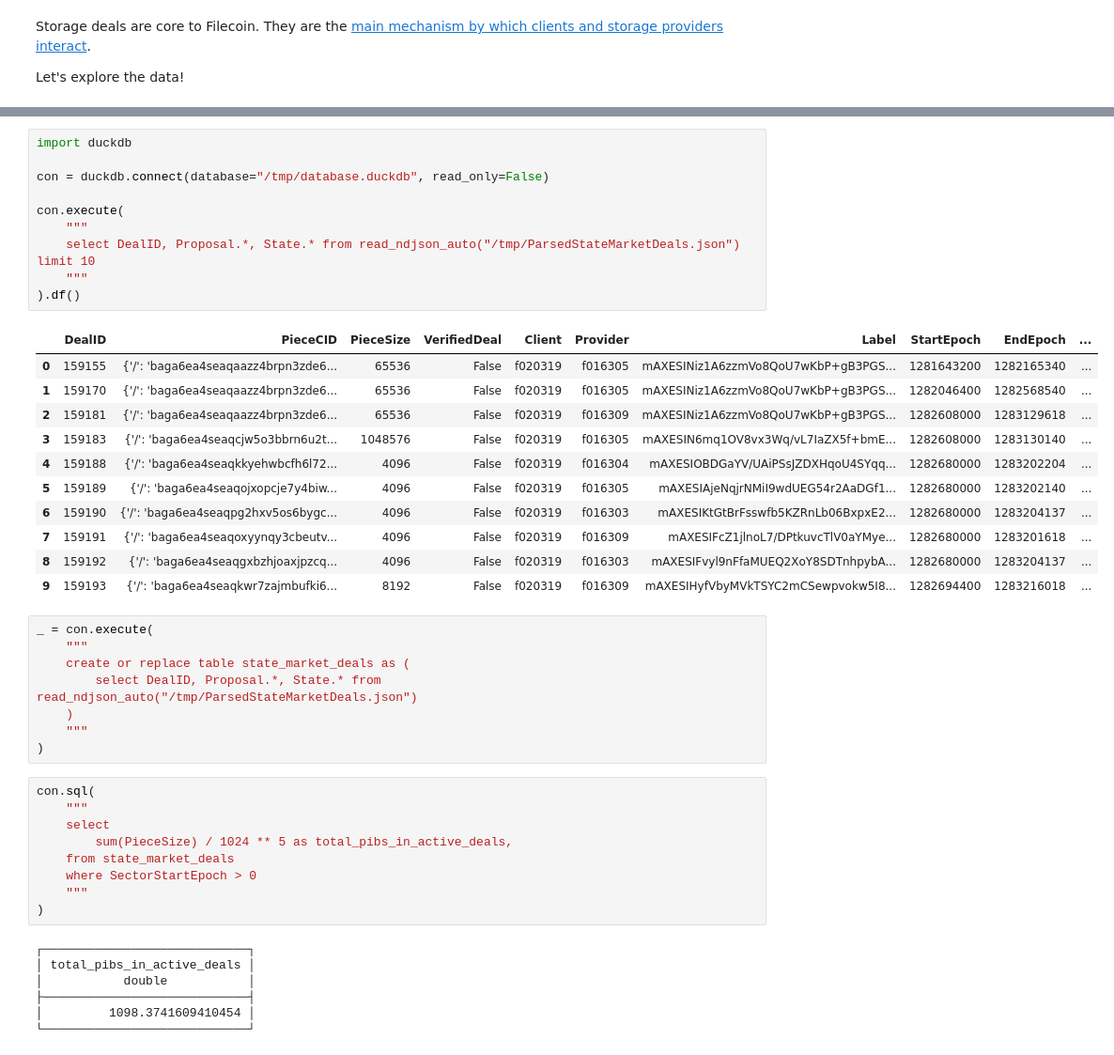
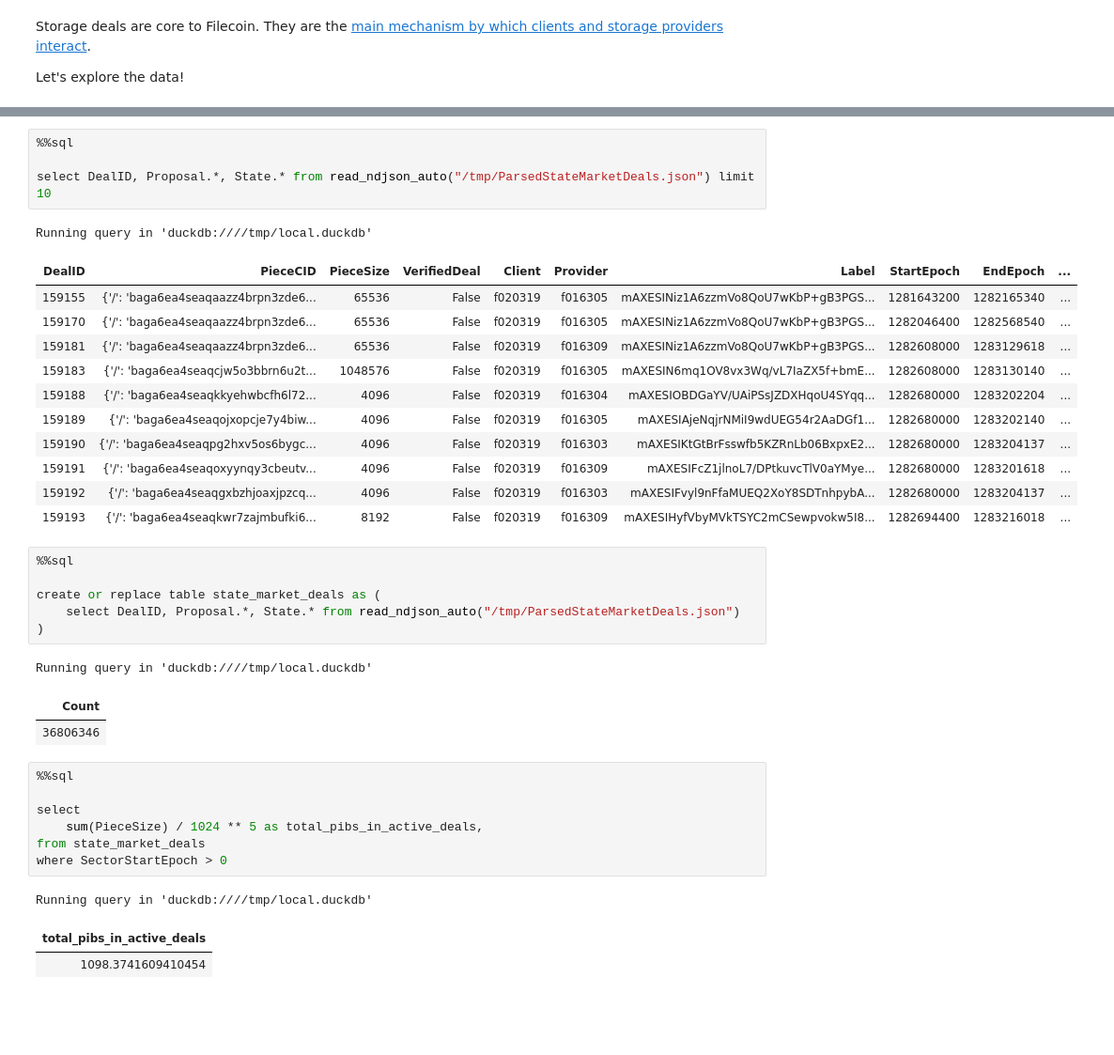
Before and after one commit to davidgasquez/filecoin-data-portal, a Jupyter notebook: analysis/2023-05-15 Exploring Filecoin Deals.ipynb, the cells around one changed output, grey strips where cells are left out. Shown at 94% size. Cells and saved outputs as stored; diff of their text form; blank space fills up the shorter version.

```diff
--- a/analysis/2023-05-15 Exploring Filecoin Deals.ipynb
+++ b/analysis/2023-05-15 Exploring Filecoin Deals.ipynb
@@ -52,47 +55,39 @@ Now we have a large JSON file with all the deals on-chain!
 # %%
-import duckdb
+%%sql
 
-con = duckdb.connect(database="/tmp/database.duckdb", read_only=False)
-
-con.execute(
-    """
-    select DealID, Proposal.*, State.* from read_ndjson_auto("/tmp/ParsedStateMarketDeals.json") limit 10
-    """
-).df()
+select DealID, Proposal.*, State.* from read_ndjson_auto("/tmp/ParsedStateMarketDeals.json") limit 10
 # %% [output]
+Running query in 'duckdb:////tmp/local.duckdb'
-|  | DealID | PieceCID | PieceSize | VerifiedDeal | Client | Provider | Label | StartEpoch | EndEpoch | ... |
-| 0 | 159155 | {'/': 'baga6ea4seaqaazz4brpn3zde6... | 65536 | False | f020319 | f016305 | mAXESINiz1A6zzmVo8QoU7wKbP+gB3PGS... | 1281643200 | 1282165340 | ... |
-| 1 | 159170 | {'/': 'baga6ea4seaqaazz4brpn3zde6... | 65536 | False | f020319 | f016305 | mAXESINiz1A6zzmVo8QoU7wKbP+gB3PGS... | 1282046400 | 1282568540 | ... |
-| 2 | 159181 | {'/': 'baga6ea4seaqaazz4brpn3zde6... | 65536 | False | f020319 | f016309 | mAXESINiz1A6zzmVo8QoU7wKbP+gB3PGS... | 1282608000 | 1283129618 | ... |
-| 3 | 159183 | {'/': 'baga6ea4seaqcjw5o3bbrn6u2t... | 1048576 | False | f020319 | f016305 | mAXESIN6mq1OV8vx3Wq/vL7IaZX5f+bmE... | 1282608000 | 1283130140 | ... |
-| 4 | 159188 | {'/': 'baga6ea4seaqkkyehwbcfh6l72... | 4096 | False | f020319 | f016304 | mAXESIOBDGaYV/UAiPSsJZDXHqoU4SYqq... | 1282680000 | 1283202204 | ... |
-| 5 | 159189 | {'/': 'baga6ea4seaqojxopcje7y4biw... | 4096 | False | f020319 | f016305 | mAXESIAjeNqjrNMiI9wdUEG54r2AaDGf1... | 1282680000 | 1283202140 | ... |
-| 6 | 159190 | {'/': 'baga6ea4seaqpg2hxv5os6bygc... | 4096 | False | f020319 | f016303 | mAXESIKtGtBrFsswfb5KZRnLb06BxpxE2... | 1282680000 | 1283204137 | ... |
-| 7 | 159191 | {'/': 'baga6ea4seaqoxyynqy3cbeutv... | 4096 | False | f020319 | f016309 | mAXESIFcZ1jlnoL7/DPtkuvcTlV0aYMye... | 1282680000 | 1283201618 | ... |
-| 8 | 159192 | {'/': 'baga6ea4seaqgxbzhjoaxjpzcq... | 4096 | False | f020319 | f016303 | mAXESIFvyl9nFfaMUEQ2XoY8SDTnhpybA... | 1282680000 | 1283204137 | ... |
-| 9 | 159193 | {'/': 'baga6ea4seaqkwr7zajmbufki6... | 8192 | False | f020319 | f016309 | mAXESIHyfVbyMVkTSYC2mCSewpvokw5I8... | 1282694400 | 1283216018 | ... |
+| DealID | PieceCID | PieceSize | VerifiedDeal | Client | Provider | Label | StartEpoch | EndEpoch | ... |
+| 159155 | {'/': 'baga6ea4seaqaazz4brpn3zde6... | 65536 | False | f020319 | f016305 | mAXESINiz1A6zzmVo8QoU7wKbP+gB3PGS... | 1281643200 | 1282165340 | ... |
+| 159170 | {'/': 'baga6ea4seaqaazz4brpn3zde6... | 65536 | False | f020319 | f016305 | mAXESINiz1A6zzmVo8QoU7wKbP+gB3PGS... | 1282046400 | 1282568540 | ... |
+| 159181 | {'/': 'baga6ea4seaqaazz4brpn3zde6... | 65536 | False | f020319 | f016309 | mAXESINiz1A6zzmVo8QoU7wKbP+gB3PGS... | 1282608000 | 1283129618 | ... |
+| 159183 | {'/': 'baga6ea4seaqcjw5o3bbrn6u2t... | 1048576 | False | f020319 | f016305 | mAXESIN6mq1OV8vx3Wq/vL7IaZX5f+bmE... | 1282608000 | 1283130140 | ... |
+| 159188 | {'/': 'baga6ea4seaqkkyehwbcfh6l72... | 4096 | False | f020319 | f016304 | mAXESIOBDGaYV/UAiPSsJZDXHqoU4SYqq... | 1282680000 | 1283202204 | ... |
+| 159189 | {'/': 'baga6ea4seaqojxopcje7y4biw... | 4096 | False | f020319 | f016305 | mAXESIAjeNqjrNMiI9wdUEG54r2AaDGf1... | 1282680000 | 1283202140 | ... |
+| 159190 | {'/': 'baga6ea4seaqpg2hxv5os6bygc... | 4096 | False | f020319 | f016303 | mAXESIKtGtBrFsswfb5KZRnLb06BxpxE2... | 1282680000 | 1283204137 | ... |
+| 159191 | {'/': 'baga6ea4seaqoxyynqy3cbeutv... | 4096 | False | f020319 | f016309 | mAXESIFcZ1jlnoL7/DPtkuvcTlV0aYMye... | 1282680000 | 1283201618 | ... |
+| 159192 | {'/': 'baga6ea4seaqgxbzhjoaxjpzcq... | 4096 | False | f020319 | f016303 | mAXESIFvyl9nFfaMUEQ2XoY8SDTnhpybA... | 1282680000 | 1283204137 | ... |
+| 159193 | {'/': 'baga6ea4seaqkwr7zajmbufki6... | 8192 | False | f020319 | f016309 | mAXESIHyfVbyMVkTSYC2mCSewpvokw5I8... | 1282694400 | 1283216018 | ... |
 # %%
-_ = con.execute(
-    """
-    create or replace table state_market_deals as (
-        select DealID, Proposal.*, State.* from read_ndjson_auto("/tmp/ParsedStateMarketDeals.json")
-    )
-    """
+%%sql
+
+create or replace table state_market_deals as (
+    select DealID, Proposal.*, State.* from read_ndjson_auto("/tmp/ParsedStateMarketDeals.json")
 )
+# %% [output]
+Running query in 'duckdb:////tmp/local.duckdb'
+| Count |
+| 36806346 |
 # %%
-con.sql(
-    """
-    select
-        sum(PieceSize) / 1024 ** 5 as total_pibs_in_active_deals,
-    from state_market_deals
-    where SectorStartEpoch > 0
-    """
-)
+%%sql
+
+select
+    sum(PieceSize) / 1024 ** 5 as total_pibs_in_active_deals,
+from state_market_deals
+where SectorStartEpoch > 0
 # %% [output]
-┌────────────────────────────┐
-│ total_pibs_in_active_deals │
-│           double           │
-├────────────────────────────┤
-│         1098.3741609410454 │
-└────────────────────────────┘
+Running query in 'duckdb:////tmp/local.duckdb'
+| total_pibs_in_active_deals |
+| 1098.3741609410454 |
 # %%
```
Also changed, not shown: parts of 11 cells of this notebook.
